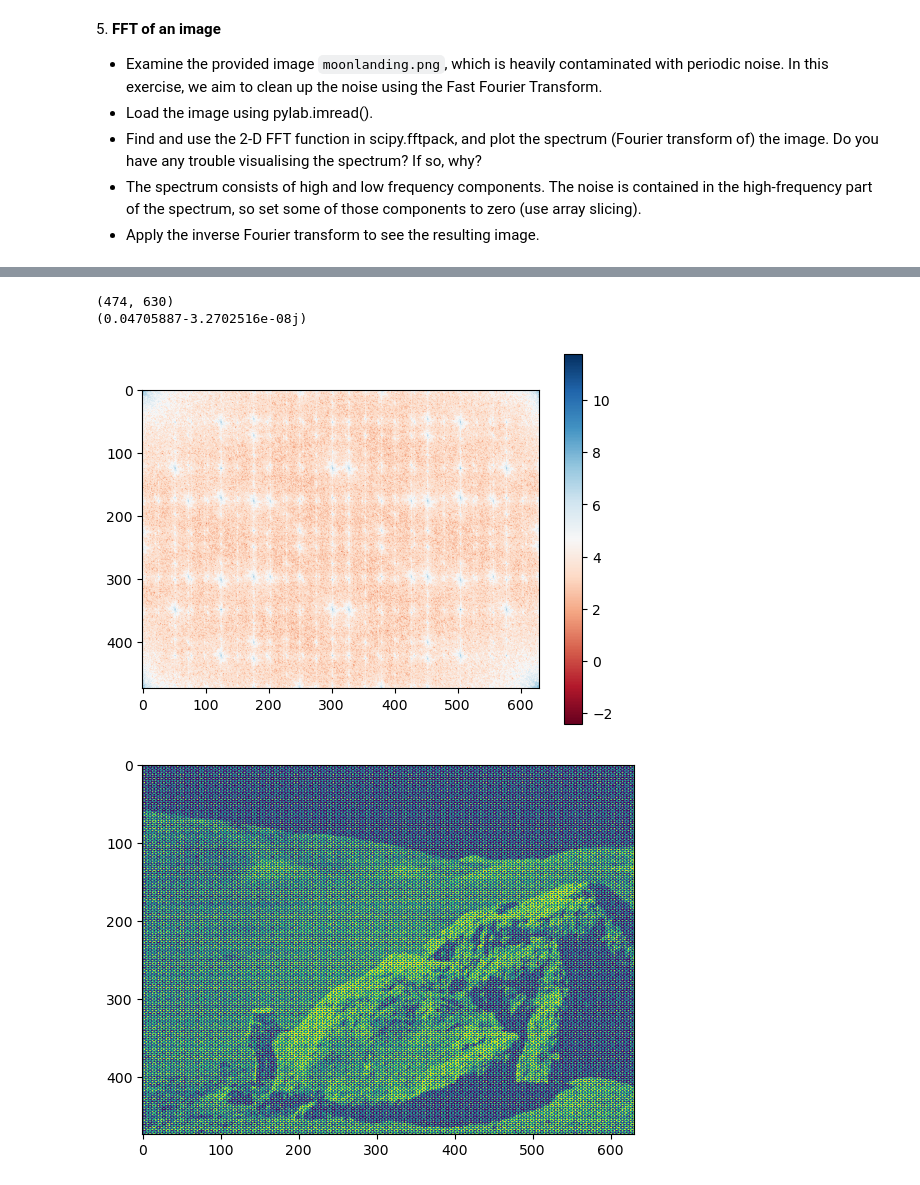
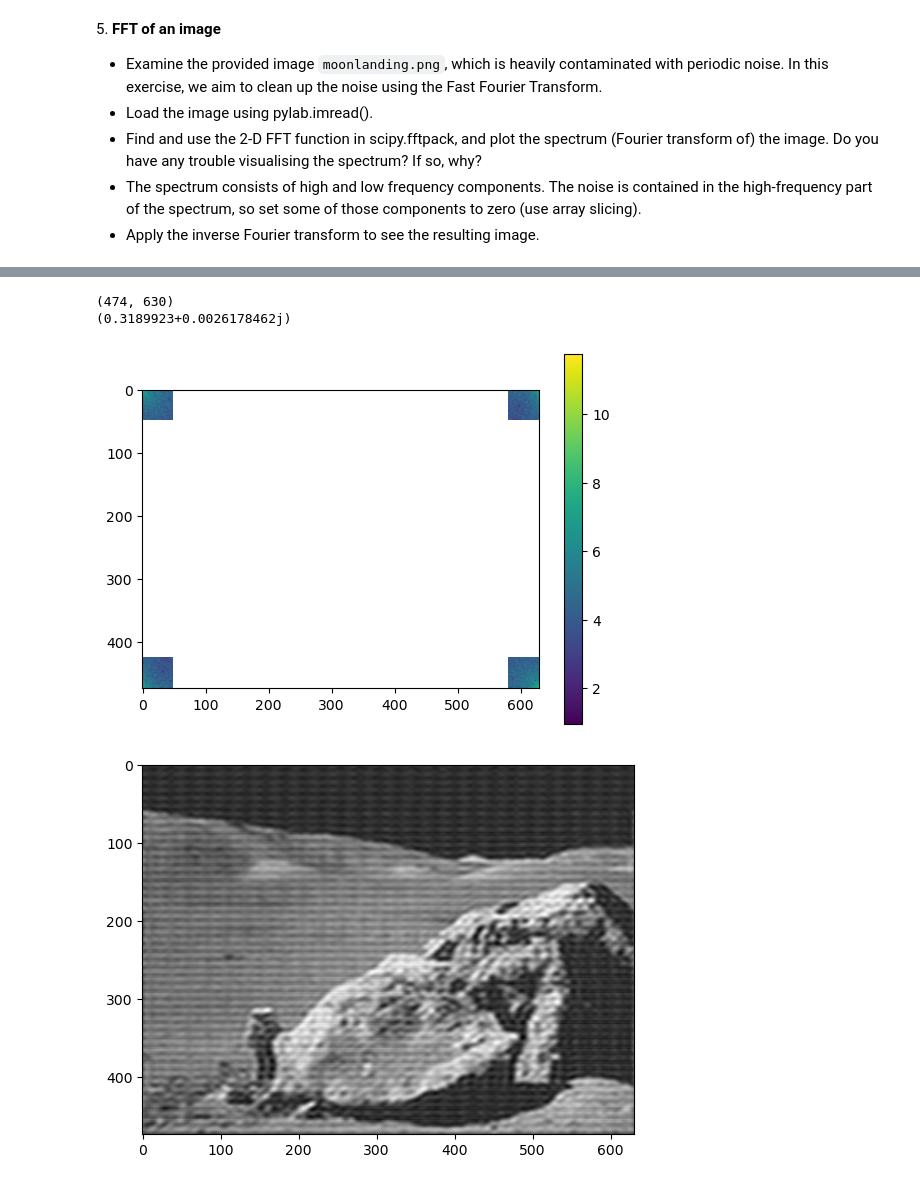
Before and after one commit to MarcoZenari/LaboratoryOfComputationalPhysics_Y5, a Jupyter notebook: 09ex_Algorithms_solutions.ipynb, the cells around one changed output, grey strips where cells are left out. Saved outputs shown, nothing was run; the diff lists cells and outputs as text; code cells hidden in the pictures.

```diff
--- a/09ex_Algorithms_solutions.ipynb
+++ b/09ex_Algorithms_solutions.ipynb
@@ -304,6 +294,7 @@ plt.show()
 # %%
 print(np.shape(frequency_fft))
 print(np.mean(frequency_fft))
+mean=np.mean(frequency_fft)
 # %% [output]
 (474, 630)
-(0.04705887-3.2702516e-08j)
+(0.3189923+0.0026178462j)
@@ -321,12 +301,26 @@ frequency_fft_modified=frequency_fft
+# %%
+frequency_fft_modified=frequency_fft
+
+#frequency_fft_modified[0:50, 0:50]=0
+#frequency_fft_modified[423:474, 0:50]=0
+#frequency_fft_modified[423:474, 579:629]=0
+#frequency_fft_modified[0:50, 579:629]=0
+eps=1e-3
+
+frequency_fft_modified[50:423, 50:579]=0
+frequency_fft_modified[0:50, 50:579]=0
+frequency_fft_modified[50:423, 579:629]=0
+frequency_fft_modified[50:423, 0:50]=0
+frequency_fft_modified[423:474, 50:579]=0
 # %%
-plt.imshow(np.log(np.abs(frequency_fft_modified)), cmap=plt.cm.RdBu)
+plt.imshow(np.log(np.abs(frequency_fft_modified)))
 plt.colorbar()
 plt.show()
 # %% [output]
-[figure, old version]
+[figure, new version]
 # %%
-image=fft.ifft2(frequency_fft_modified)
-plt.imshow(np.abs(image))
+image=fft.ifft2(frequency_fft_modified).real
+plt.imshow(image, plt.cm.gray)
 plt.show()
 # %% [output]
-[figure, old version]
+[figure, new version]
```
Also changed, not shown: parts of 5 cells of this notebook.
